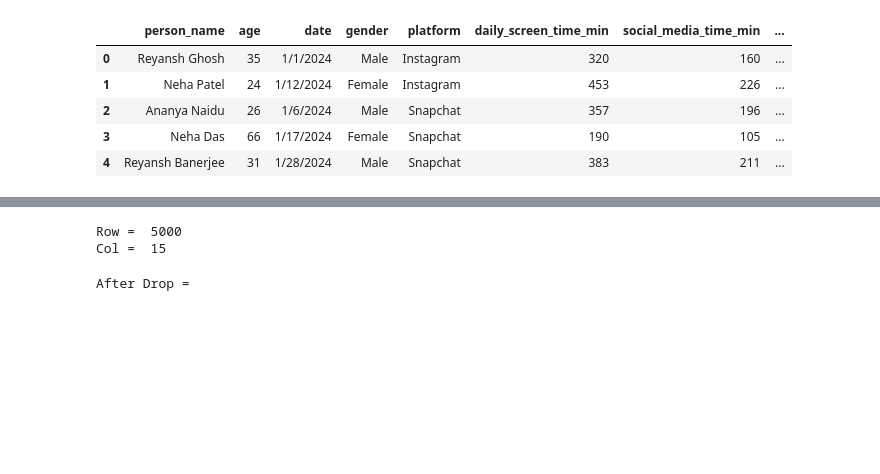
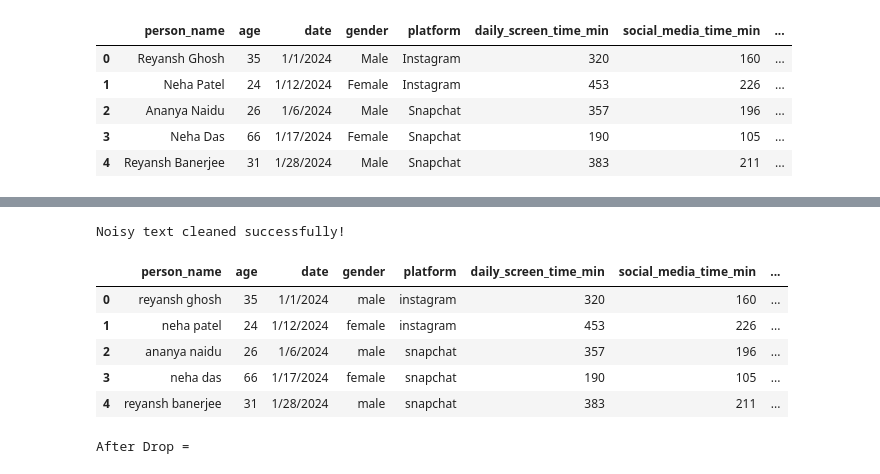
Before and after one commit to chatok-jnr/CSE432_Mental_Wellbeing, a Jupyter notebook: devLab.ipynb, the cells around one changed output, grey strips where cells are left out. Cells and saved outputs as stored; diff of their text form; code cells hidden in the pictures; blank space fills up the shorter version.

```diff
--- a/devLab.ipynb
+++ b/devLab.ipynb
@@ -1,4 +10,8 @@
 # %%
+url = "https://raw.githubusercontent.com/chatok-jnr/CSE432_Mental_Wellbeing/main/mental_health_social_media_dataset.csv"
+df = pd.read_csv(url)
+
+df.head()
 # %% [output]
 |  | person_name | age | date | gender | platform | daily_screen_time_min | social_media_time_min | ... |
 | 0 | Reyansh Ghosh | 35 | 1/1/2024 | Male | Instagram | 320 | 160 | ... |
@@ -7,4 +20,19 @@
 | 3 | Neha Das | 66 | 1/17/2024 | Female | Snapchat | 190 | 105 | ... |
 | 4 | Reyansh Banerjee | 31 | 1/28/2024 | Male | Snapchat | 383 | 211 | ... |
 # %%
+#Handle missing values, duplicates
+print("\nMissing values:\n", df.isnull().sum())
+print("\nDuplicates:", df.duplicated().sum())
+
+df = df.drop_duplicates()
+print("Duplicates removed.")
+
+# Forward fill numeric & text values
+df = df.ffill()
+
+# Replace missing text with "Unknown"
+for col in df.select_dtypes(include="object"):
+    df[col] = df[col].fillna("Unknown")
+
+print("Missing values handled.")
 # %% [output]
@@ -28,7 +56,46 @@ dtype: int64
 # %%
+# Clean noisy text
+text_cols = ['person_name', 'gender', 'platform', 'mental_state']
+
+for col in text_cols:
+    df[col] = df[col].astype(str)
+    df[col] = df[col].str.strip()
+    df[col] = df[col].str.lower()
+    df[col] = df[col].str.replace(r"[^a-z\s]", "", regex=True)
+    df[col] = df[col].str.replace(r"\s+", " ", regex=True)
+
+df['gender'] = df['gender'].replace({
+    "m": "male",
+    "man": "male",
+    "malee": "male",
+    "f": "female",
+    "woman": "female",
+    "femalee": "female",
+})
+
+df['platform'] = df['platform'].replace({
+    "insta": "instagram",
+    "ig": "instagram",
+    "fb": "facebook",
+    "snap": "snapchat",
+})
+
+df['mental_state'] = df['mental_state'].replace({
+    "stress": "stressed",
+    "depress": "depressed",
+    "okay": "neutral"
+})
+
+print("Noisy text cleaned successfully!")
+df.head()
 # %% [output]
-Row =  5000
-Col =  15
+Noisy text cleaned successfully!
+|  | person_name | age | date | gender | platform | daily_screen_time_min | social_media_time_min | ... |
+| 0 | reyansh ghosh | 35 | 1/1/2024 | male | instagram | 320 | 160 | ... |
+| 1 | neha patel | 24 | 1/12/2024 | female | instagram | 453 | 226 | ... |
+| 2 | ananya naidu | 26 | 1/6/2024 | male | snapchat | 357 | 196 | ... |
+| 3 | neha das | 66 | 1/17/2024 | female | snapchat | 190 | 105 | ... |
+| 4 | reyansh banerjee | 31 | 1/28/2024 | male | snapchat | 383 | 211 | ... |
 # %%
 # %% [output]
 After Drop =
```
Also changed, not shown: parts of 2 cells of this notebook.
